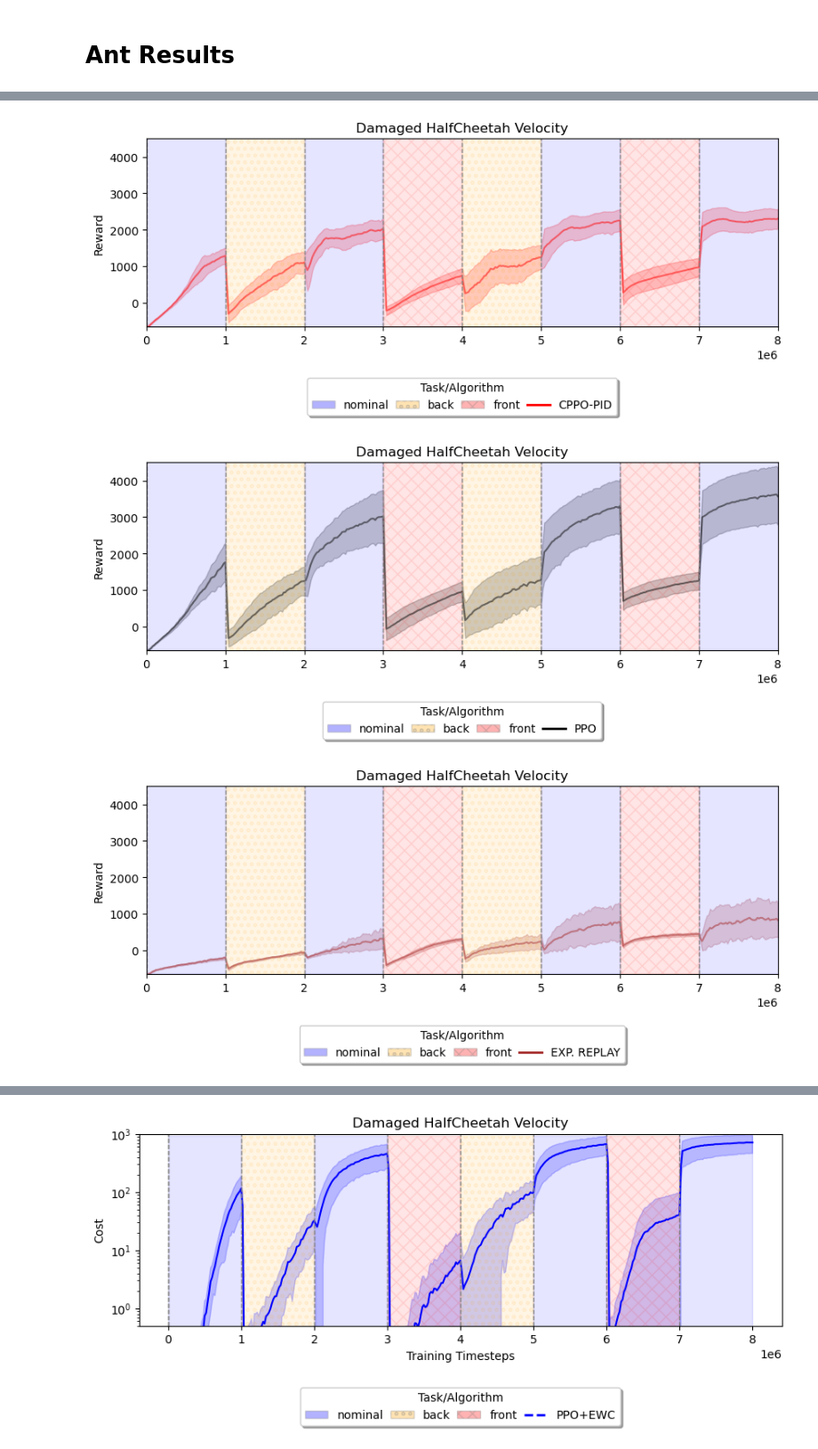
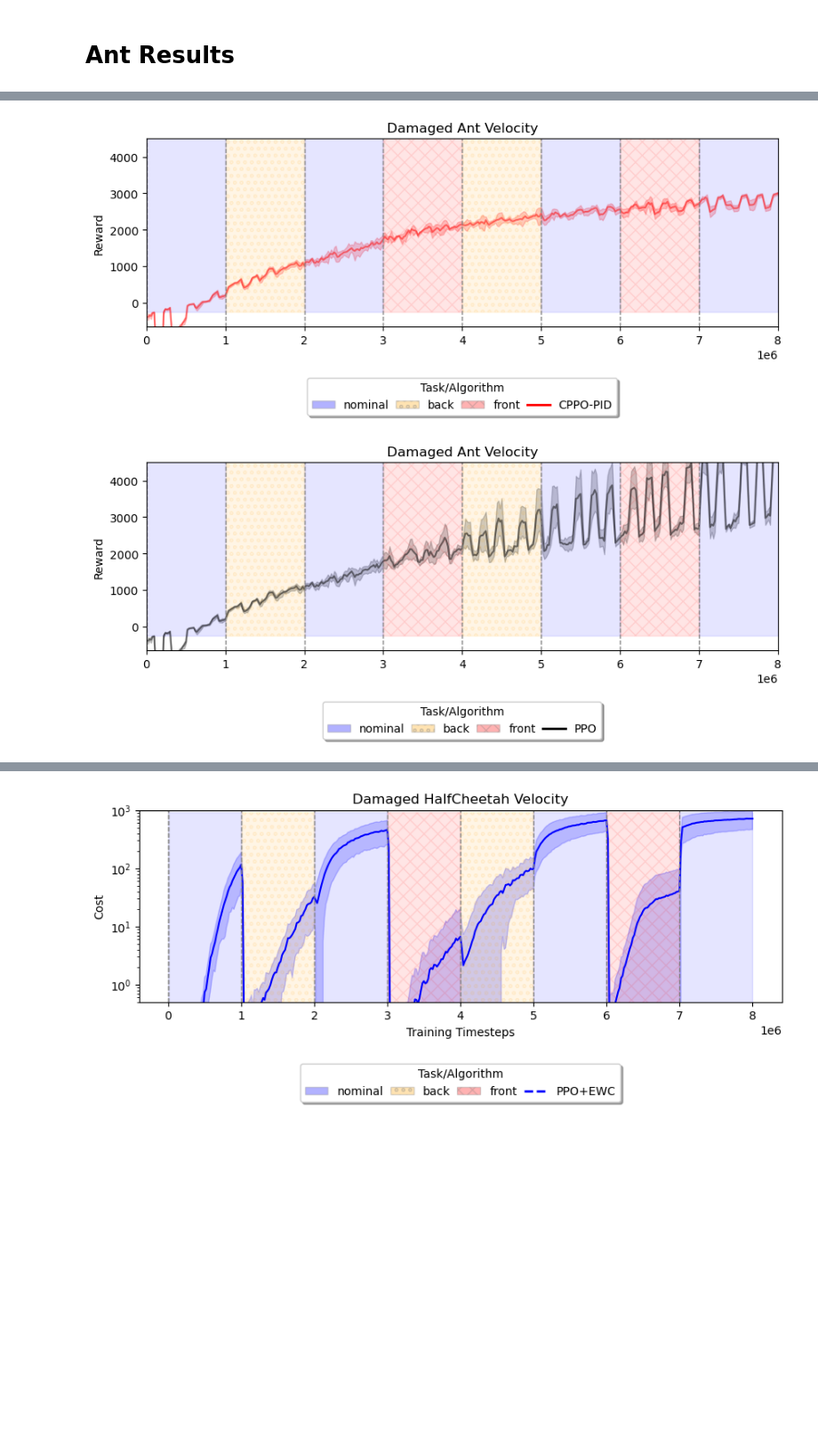
Before and after one commit to MACS-Research-Lab/safe-crl, a Jupyter notebook: code/Analyze Results Ant.ipynb, the cells around one changed output, grey strips where cells are left out. Shown at 89% size. Saved outputs shown, nothing was run; the diff lists cells and outputs as text; code cells hidden in the pictures; blank space fills up the shorter version.

```diff
--- a/code/Analyze Results Ant.ipynb
+++ b/code/Analyze Results Ant.ipynb
@@ -74,18 +59,13 @@ ant_ppolag_mean_costs = np.mean(ant_ppolag_costs, axis=0)
 ant_ppolag_std_rewards = np.std(ant_ppolag_rewards, axis=0)
 ant_ppolag_std_costs = np.std(ant_ppolag_costs, axis=0)
 # %%
-ant_cppo_pid_0 = pd.read_csv('./results/ant/cppo_0.csv')
-ant_cppo_pid_1 = pd.read_csv('./results/ant/cppo_1.csv')
-ant_cppo_pid_2 = pd.read_csv('./results/ant/cppo_2.csv')
-ant_cppo_pid_3 = pd.read_csv('./results/ant/cppo_3.csv')
-ant_cppo_pid_4 = pd.read_csv('./results/ant/cppo_4.csv')
-ant_cppo_pid_5 = pd.read_csv('./results/ant/cppo_5.csv')
-ant_cppo_pid_6 = pd.read_csv('./results/ant/cppo_6.csv')
-ant_cppo_pid_7 = pd.read_csv('./results/ant/cppo_7.csv')
-ant_cppo_pid_8 = pd.read_csv('./results/ant/cppo_8.csv')
-ant_cppo_pid_9 = pd.read_csv('./results/ant/cppo_9.csv')
+ant_cppo_pid_0 = pd.read_csv('./results/ant/cppo_pid_0.csv')
+ant_cppo_pid_1 = pd.read_csv('./results/ant/cppo_pid_1.csv')
+ant_cppo_pid_2 = pd.read_csv('./results/ant/cppo_pid_2.csv')
+ant_cppo_pid_3 = pd.read_csv('./results/ant/cppo_pid_3.csv')
+ant_cppo_pid_4 = pd.read_csv('./results/ant/cppo_pid_4.csv')
 
-cppo_pid_list = [ant_cppo_pid_0, ant_cppo_pid_1, ant_cppo_pid_2, ant_cppo_pid_3, ant_cppo_pid_4, ant_cppo_pid_5, ant_cppo_pid_6, ant_cppo_pid_7, ant_cppo_pid_8, ant_cppo_pid_9]
+cppo_pid_list = [ant_cppo_pid_0, ant_cppo_pid_1, ant_cppo_pid_2, ant_cppo_pid_3, ant_cppo_pid_4]
 
 ant_cppo_pid_rewards = [results['Metrics/EpRet'] for results in cppo_pid_list]
 ant_cppo_pid_costs = [results['Metrics/EpCost'] for results in cppo_pid_list]
@@ -439,13 +403,8 @@ ant_ewc_1 = pd.read_csv('./results/ant/ppo_ewc_1.csv')
 ant_ewc_2 = pd.read_csv('./results/ant/ppo_ewc_2.csv')
 ant_ewc_3 = pd.read_csv('./results/ant/ppo_ewc_3.csv')
 ant_ewc_4 = pd.read_csv('./results/ant/ppo_ewc_4.csv')
-ant_ewc_5 = pd.read_csv('./results/ant/ppo_ewc_5.csv')
-ant_ewc_6 = pd.read_csv('./results/ant/ppo_ewc_6.csv')
-ant_ewc_7 = pd.read_csv('./results/ant/ppo_ewc_7.csv')
-ant_ewc_8 = pd.read_csv('./results/ant/ppo_ewc_8.csv')
-ant_ewc_9 = pd.read_csv('./results/ant/ppo_ewc_9.csv')
 
-ewc_list = [ant_ewc_0, ant_ewc_1, ant_ewc_2, ant_ewc_3, ant_ewc_4, ant_ewc_5, ant_ewc_6, ant_ewc_7, ant_ewc_8, ant_ewc_9]
+ewc_list = [ant_ewc_0, ant_ewc_1, ant_ewc_2, ant_ewc_3, ant_ewc_4]
 
 ant_ewc_rewards = [results['Metrics/EpRet'] for results in ewc_list]
 ant_ewc_costs = [results['Metrics/EpCost'] for results in ewc_list]
@@ -522,18 +476,13 @@ def convert_reward(safe_ewc):
     safe_ewc['Metrics/EpRet'] += 5* safe_ewc['Metrics/EpCost']
     return safe_ewc
 # %%
-safe_ewc_0 = convert_reward(pd.read_csv('./results/ant/ppo_ewc_cost_0.csv'))
-safe_ewc_1 = convert_reward(pd.read_csv('./results/ant/ppo_ewc_cost_1.csv'))
-safe_ewc_2 = convert_reward(pd.read_csv('./results/ant/ppo_ewc_cost_2.csv'))
-safe_ewc_3 = convert_reward(pd.read_csv('./results/ant/ppo_ewc_cost_3.csv'))
-safe_ewc_4 = convert_reward(pd.read_csv('./results/ant/ppo_ewc_cost_4.csv'))
-safe_ewc_5 = convert_reward(pd.read_csv('./results/ant/ppo_ewc_cost_5.csv'))
-safe_ewc_6 = convert_reward(pd.read_csv('./results/ant/ppo_ewc_cost_6.csv'))
-safe_ewc_7 = convert_reward(pd.read_csv('./results/ant/ppo_ewc_cost_7.csv'))
-safe_ewc_8 = convert_reward(pd.read_csv('./results/ant/ppo_ewc_cost_8.csv'))
-safe_ewc_9 = convert_reward(pd.read_csv('./results/ant/ppo_ewc_cost_9.csv'))
+safe_ewc_0 = convert_reward(pd.read_csv('./results/ant/safe_ewc_0.csv'))
+safe_ewc_1 = convert_reward(pd.read_csv('./results/ant/safe_ewc_1.csv'))
+safe_ewc_2 = convert_reward(pd.read_csv('./results/ant/safe_ewc_2.csv'))
+safe_ewc_3 = convert_reward(pd.read_csv('./results/ant/safe_ewc_3.csv'))
+safe_ewc_4 = convert_reward(pd.read_csv('./results/ant/safe_ewc_4.csv'))
 
-safe_ewc_list = [safe_ewc_0, safe_ewc_1, safe_ewc_2, safe_ewc_3, safe_ewc_4, safe_ewc_5, safe_ewc_6, safe_ewc_7, safe_ewc_8, safe_ewc_9]
+safe_ewc_list = [safe_ewc_0, safe_ewc_1, safe_ewc_2, safe_ewc_3, safe_ewc_4]
 
 safe_ewc_rewards = [results['Metrics/EpRet'] for results in safe_ewc_list]
 safe_ewc_costs = [results['Metrics/EpCost'] for results in safe_ewc_list]
@@ -686,7 +635,7 @@ def plot_rewards(algorithms, ymax=None, save=False, name=None, bigger=False):
 
     # plt.xlabel("Training Timesteps")
     plt.ylabel("Reward")
-    plt.title("Damaged HalfCheetah Velocity")
+    plt.title("Damaged Ant Velocity")
     if ymax is not None:
         plt.ylim(-670, ymax)
 
@@ -707,5 +656,5 @@ plot_rewards(algorithms, 2750, True, 'reward_halfant')
 # %%
-algorithms = ['PPO+EWC', 'CPO', 'Safe EWC', 'PPO-Lag', 'CPPO-PID', 'PPO', 'Exp. Replay']
+algorithms = ['PPO+EWC', 'CPO', 'Safe EWC', 'PPO-Lag', 'CPPO-PID', 'PPO']
 for algorithm in algorithms:
     plot_rewards([algorithm], 4500, True, f'{algorithm}_halfant_reward', bigger=True)
 # %% [output]
@@ -716,4 +665,3 @@ for algorithm in algorithms:
-[figure, old version]
+[figure, new version]
-[figure, old version]
+[figure, new version]
-[figure, removed]
 # %%
```
Also changed, not shown: parts of 19 cells of this notebook, 45 other files.
